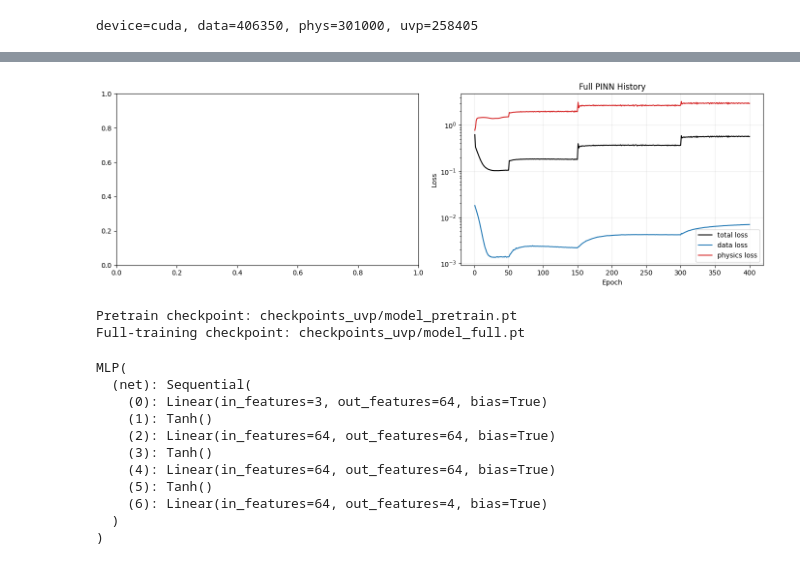
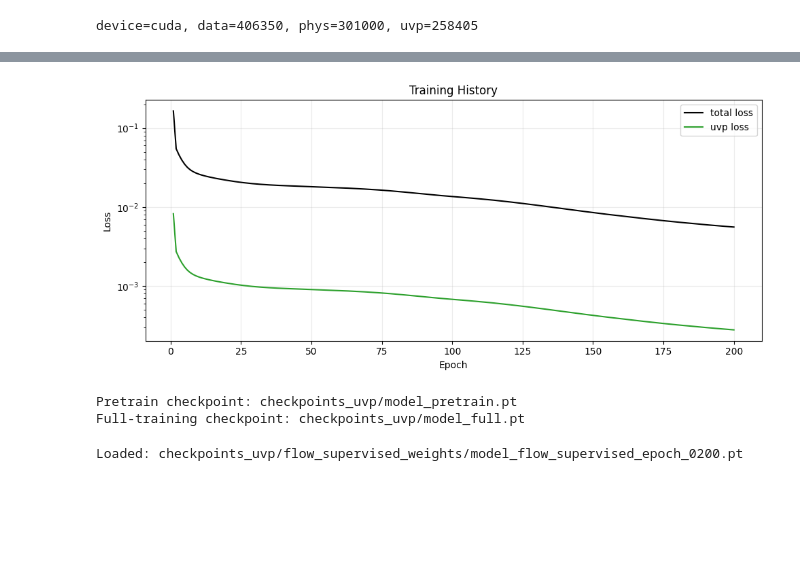
Before and after one commit to 6MIL9/diploma, a Jupyter notebook: Diploma.ipynb, the cells around one changed output, grey strips where cells are left out. Drawn from its saved outputs; the diff is of its cells as text; code cells hidden in the pictures; blank space fills up the shorter version.

```diff
--- a/Diploma.ipynb
+++ b/Diploma.ipynb
@@ -117,10 +135,15 @@ MLP(
 # %%
+# Flow supervised stage: freeze alpha_head and fit only u, v, p.
 model = build_model()
 load_checkpoint_weights(model, PRETRAIN_CKPT_PATH)
-print(model)
+freeze_alpha_head(model)
 opt = build_optimizer(model, lr=cfg.lr_full)
-full_history = train_full(model, opt, epochs=400)
 
-# Keep `history` pointing to the second stage for downstream plotting/debug.
-history = full_history
+flow_history = train_flow_supervised_stage(
+    model,
+    opt,
+    epochs=cfg.flow_stage_epochs,
+)
+
+history = flow_history
 # %% [output]
@@ -164,59 +171,56 @@ Saved checkpoint: checkpoints_uvp/model_full.pt
 # %%
 import matplotlib.pyplot as plt
 
-fig, axes = plt.subplots(1, 2, figsize=(14, 4.5))
+if "history" not in globals():
+    raise RuntimeError("No history found. Run a training stage first.")
 
-# axes[0].plot(pretrain_history["epoch"], pretrain_history["loss_data"], label="data MSE", color="tab:blue")
-# axes[0].plot(pretrain_history["epoch"], pretrain_history["loss"], label="total loss", color="tab:orange", alpha=0.8)
-# axes[0].set_title("Pretrain History")
-# axes[0].set_xlabel("Epoch")
-# axes[0].set_ylabel("Loss")
-# axes[0].set_yscale("log")
-# axes[0].grid(True, alpha=0.25)
-# axes[0].legend()
+fig, ax = plt.subplots(1, 1, figsize=(10, 4.5))
 
-axes[1].plot(full_history["epoch"], full_history["loss"], label="total loss", color="black")
-axes[1].plot(full_history["epoch"], full_history["loss_data"], label="data loss", color="tab:blue")
-axes[1].plot(full_history["epoch"], full_history["loss_phys"], label="physics loss", color="tab:red")
-axes[1].set_title("Full PINN History")
-axes[1].set_xlabel("Epoch")
-axes[1].set_ylabel("Loss")
-axes[1].set_yscale("log")
-axes[1].grid(True, alpha=0.25)
-axes[1].legend()
+if "loss" in history:
+    ax.plot(history["epoch"], history["loss"], label="total loss", color="black")
+if "loss_data" in history:
+    ax.plot(history["epoch"], history["loss_data"], label="data loss", color="tab:blue")
+if "loss_uvp" in history:
+    ax.plot(history["epoch"], history["loss_uvp"], label="uvp loss", color="tab:green")
+if "loss_phys" in history:
+    ax.plot(history["epoch"], history["loss_phys"], label="physics loss", color="tab:red")
+if "loss_gauge" in history:
+    ax.plot(history["epoch"], history["loss_gauge"], label="gauge loss", color="tab:orange")
+
+ax.set_title("Training History")
+ax.set_xlabel("Epoch")
+ax.set_ylabel("Loss")
+ax.set_yscale("log")
+ax.grid(True, alpha=0.25)
+ax.legend()
 
 plt.tight_layout()
 plt.show()
 
 print(f"Pretrain checkpoint: {PRETRAIN_CKPT_PATH}")
 print(f"Full-training checkpoint: {FULL_CKPT_PATH}")
 # %% [output]
-[figure, old version]
+[figure, new version]
 Pretrain checkpoint: checkpoints_uvp/model_pretrain.pt
 Full-training checkpoint: checkpoints_uvp/model_full.pt
 # %%
 import torch
 import numpy as np
 
-# Choose which stage to inspect: PRETRAIN_CKPT_PATH or FULL_CKPT_PATH.
+# Examples:
+# CKPT_TO_LOAD = PRETRAIN_CKPT_PATH
+# CKPT_TO_LOAD = cfg.flow_supervised_latest_state_path
+# CKPT_TO_LOAD = r"checkpoints_uvp/flow_supervised_weights/model_flow_supervised_epoch_0200.pt"
 # CKPT_TO_LOAD = FULL_CKPT_PATH
-CKPT_TO_LOAD = "checkpoints_uvp/full_weights/model_full_epoch_0050.pt"
+CKPT_TO_LOAD = r"checkpoints_uvp/flow_supervised_weights/model_flow_supervised_epoch_0200.pt"
 
 model = build_model()
 load_checkpoint_weights(model, CKPT_TO_LOAD)
 model.eval()
+
+print("Loaded:", CKPT_TO_LOAD)
 # %% [output]
-MLP(
-  (net): Sequential(
-    (0): Linear(in_features=3, out_features=64, bias=True)
-    (1): Tanh()
-    (2): Linear(in_features=64, out_features=64, bias=True)
-    (3): Tanh()
-    (4): Linear(in_features=64, out_features=64, bias=True)
-    (5): Tanh()
-    (6): Linear(in_features=64, out_features=4, bias=True)
-  )
-)
+Loaded: checkpoints_uvp/flow_supervised_weights/model_flow_supervised_epoch_0200.pt
 # %%
 import numpy as np
 import matplotlib.pyplot as plt
```
Also changed, not shown: parts of 10 cells of this notebook, 53 other files.
